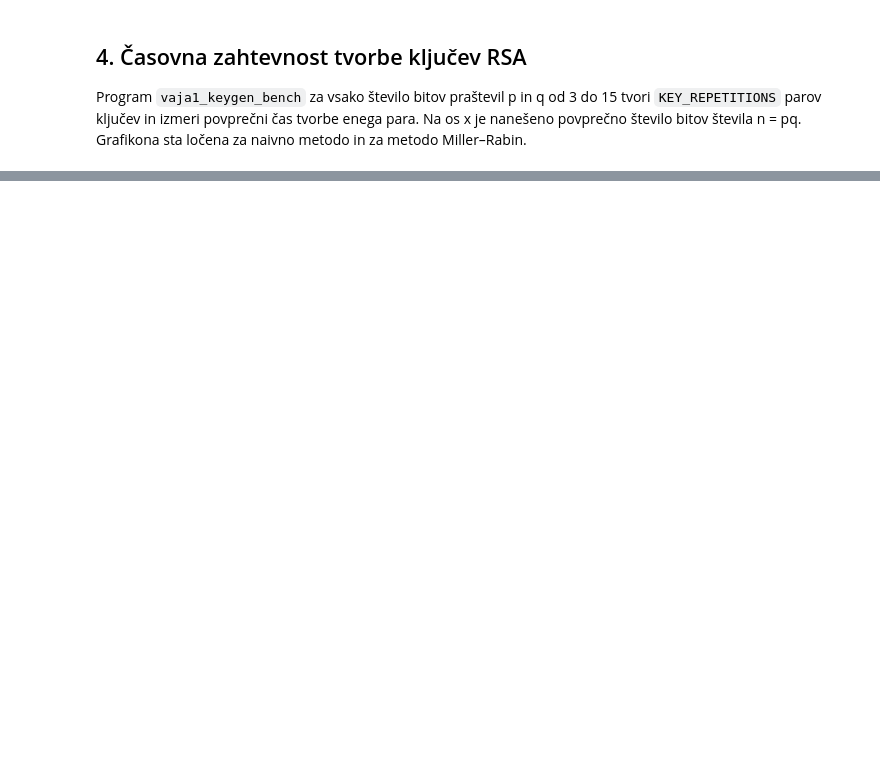
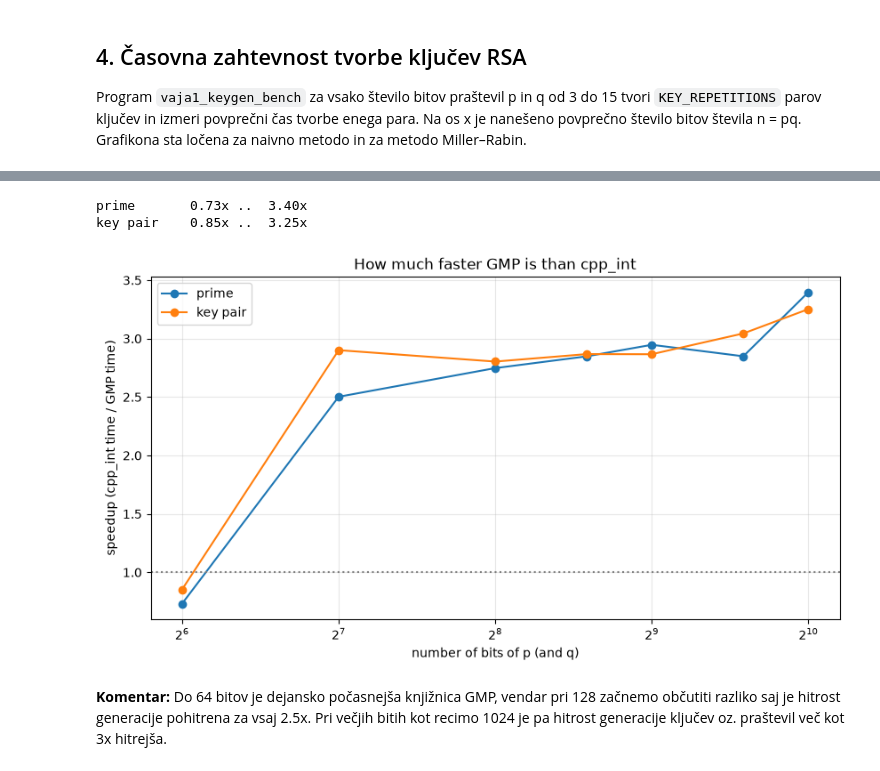
Before and after one commit to dtomic28/ia, a Jupyter notebook: vaja1/analysis/analysis.ipynb, the cells around one changed output, grey strips where cells are left out. Drawn from its saved outputs; the diff is of its cells as text; code cells hidden in the pictures; blank space fills up the shorter version.

```diff
--- a/vaja1/analysis/analysis.ipynb
+++ b/vaja1/analysis/analysis.ipynb
@@ -169,0 +215,25 @@ plt.show()
+# %%
+# Speedup of GMP over cpp_int, above 1 means GMP is faster
+speedups = [
+    ("prime", np.array(large_prime_times) / np.array(large_prime_gmp_times)),
+    ("key pair", np.array(large_key_times) / np.array(large_key_gmp_times)),
+]
+
+fig, ax = plt.subplots(figsize=(10, 5))
+for label, speedup in speedups:
+    ax.plot(LARGE_BITS, speedup, marker="o", label=label)
+    print(f"{label:10} {speedup.min():5.2f}x .. {speedup.max():5.2f}x")
+ax.axhline(1, color="gray", linestyle=":")
+ax.set_xscale("log", base=2)
+ax.set_xlabel("number of bits of p (and q)")
+ax.set_ylabel("speedup (cpp_int time / GMP time)")
+ax.set_title("How much faster GMP is than cpp_int")
+ax.grid(True, which="both", alpha=0.3)
+ax.legend()
+plt.show()
+# %% [output]
+prime       0.73x ..  3.40x
+key pair    0.85x ..  3.25x
+[figure, added]
+# %% [markdown]
+**Komentar:** Do 64 bitov je dejansko počasnejša knjižnica GMP, vendar pri 128 začnemo občutiti razliko saj je hitrost generacije pohitrena za vsaj 2.5x. Pri večjih bitih kot recimo 1024 je pa hitrost generacije ključev oz. praštevil več kot 3x hitrejša.
```
Also changed, not shown: parts of 13 cells of this notebook, 4 other files.
